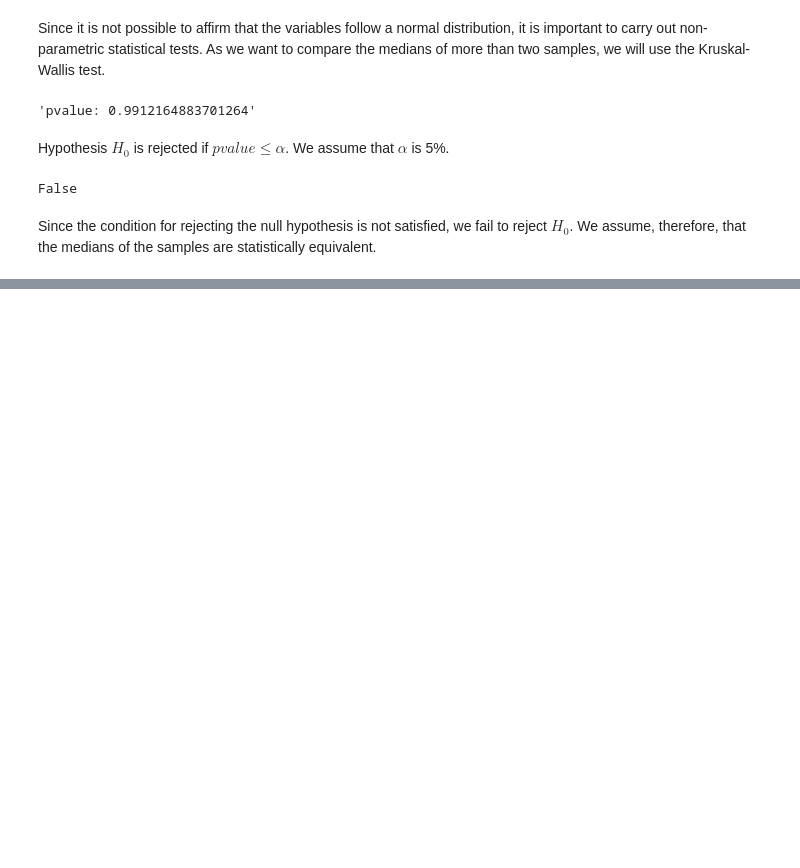
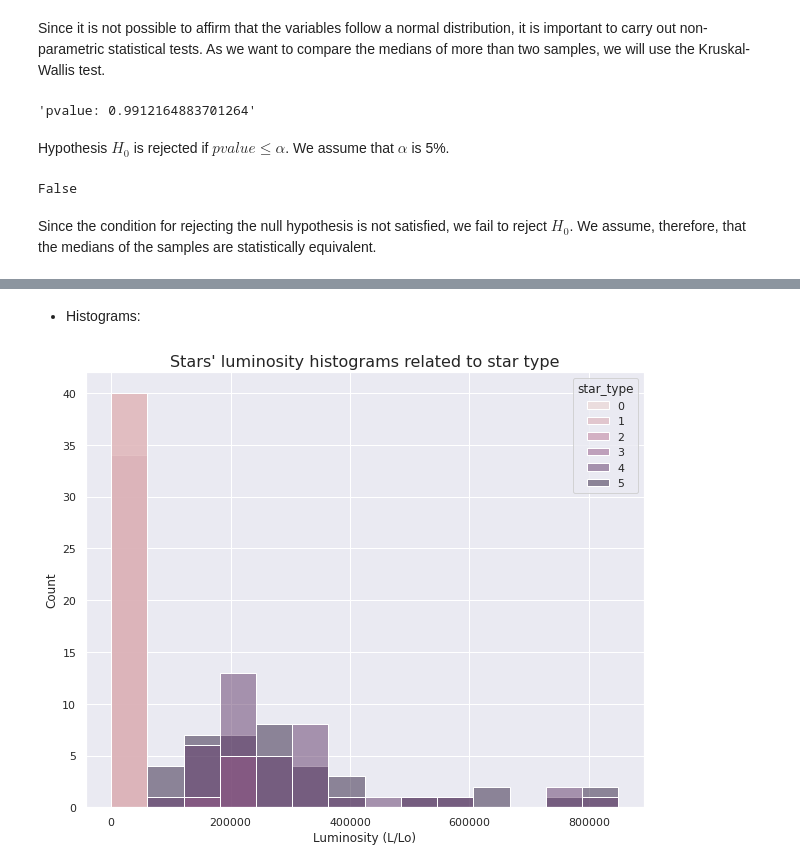
Before and after one commit to DamodaraBarbosa/machine_learning_studies, a Jupyter notebook: Star_type_prediction.ipynb, the cells around one changed output, grey strips where cells are left out. Cells and saved outputs as stored; diff of their text form; code cells hidden in the pictures; blank space fills up the shorter version.

```diff
--- a/Star_type_prediction.ipynb
+++ b/Star_type_prediction.ipynb
@@ -913,0 +925,10 @@ Since the condition for rejecting the null hypothesis is not satisfied, we fail
+# %% [markdown]
+* Histograms:
+# %%
+plt.figure(figsize= (10, 8))
+ax = sns.histplot(data= df, x= 'luminosity', hue= 'star_type')
+ax.set_title("Stars' luminosity histograms related to star type", fontsize= 16)
+plt.xlabel('Luminosity (L/Lo)')
+plt.show()
+# %% [output]
+[figure, added]
```
Also changed, not shown: parts of 41 cells of this notebook.
